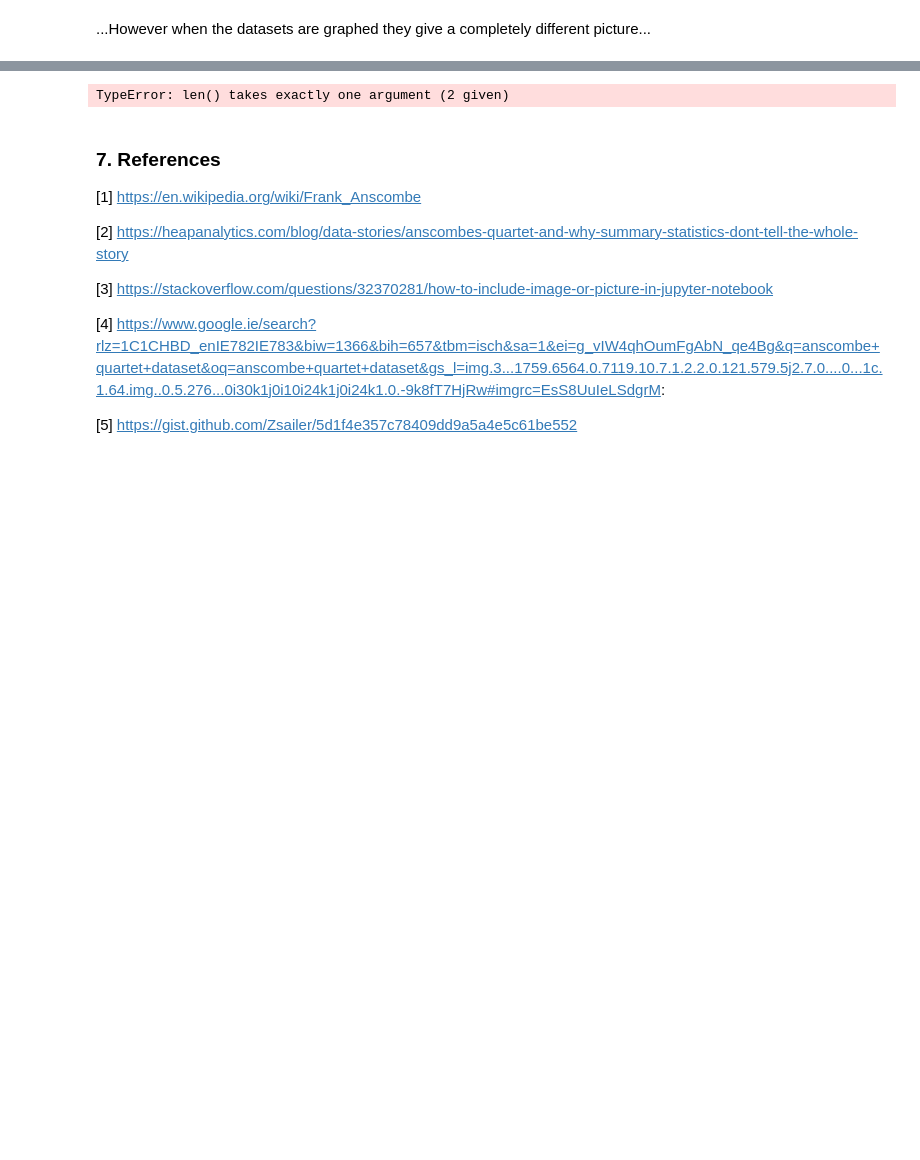
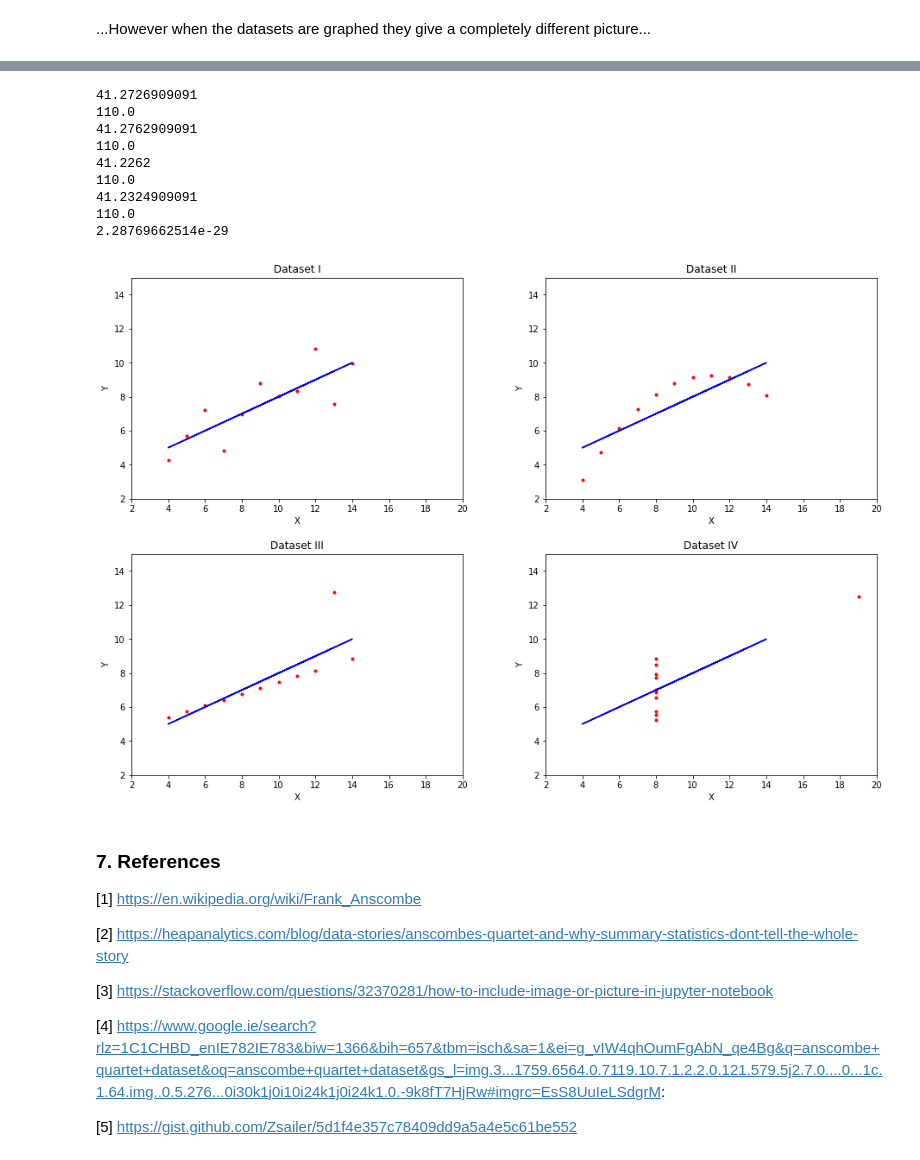
Before and after one commit to G00364756/52446---Fundamentals-of-Data-Analysis---Assignements, a Jupyter notebook: Anscombe Quartet Investigation.ipynb, the cells around one changed output, grey strips where cells are left out. Cells and saved outputs as stored; diff of their text form; code cells hidden in the pictures; blank space fills up the shorter version.

```diff
--- a/Anscombe Quartet Investigation.ipynb
+++ b/Anscombe Quartet Investigation.ipynb
@@ -268,27 +268,32 @@ meanx4 = (sum(x4)/len(x4))
 meany4 = (sum(y4)/len(y4))
 
 # Sum of squares method for each dataset
-sumofsquaresx1 = (sum((y1-meany1)**2))
-sumofsquaresy1 = (sum((x1-meanx1)**2))
-sumofsquaresx2 = (sum((y2-meany2)**2))
-sumofsquaresy2 = (sum((x2-meanx2)**2))
-sumofsquaresx3 = (sum((y3-meany3)**2))
-sumofsquaresy3 = (sum((x3-meanx3)**2))
-sumofsquaresx4 = (sum((y4-meany4)**2))
-sumofsquaresy4 = (sum((x4-meanx4)**2))
-print(sumofsquaresx1)
-print(sumofsquaresy1)
-print(sumofsquaresx2)
-print(sumofsquaresy2)
-print(sumofsquaresx3)
-print(sumofsquaresy3)
-print(sumofsquaresx4)
-print(sumofsquaresy4)
+SSx1 = (sum((y1-meany1)**2))
+SSy1 = (sum((x1-meanx1)**2))
+SSx2 = (sum((y2-meany2)**2))
+SSy2 = (sum((x2-meanx2)**2))
+SSx3 = (sum((y3-meany3)**2))
+SSy3 = (sum((x3-meanx3)**2))
+SSx4 = (sum((y4-meany4)**2))
+SSy4 = (sum((x4-meanx4)**2))
+print(SSx1)
+print(SSy1)
+print(SSx2)
+print(SSy2)
+print(SSx3)
+print(SSy3)
+print(SSx4)
+print(SSy4)
 
-# Regression Sum of Squares method for each dataset
+# Regression Sum of Squares method for each dataset, https://formulas.tutorvista.com/math/regression-sum-of-squares-formula.html
+test1 = ((x1-meanx1)-(y1-meany1))
+SSx1y1 = sum(test1)
+b1 = (SSx1y1/SSx1)
+b0 = (meany1 - (b1*meanx1))
+yhat = (b0 + b1*(x1))
 
-
-
+SSR = (sum((yhat-meany1)**2))
+print(SSR)
 
 # Adapted from Lectures on Simple Linear Regression by Dr. Ian McGloughlin
 # Calculating the line of best fit for all four datasets of Anscombe's Quartet
@@ -321,7 +326,7 @@ m1, c1 = line1[0], line1[1]
 m2, c2 = line2[0], line1[1]
 m3, c3 = line3[0], line1[1]
 m4, c4 = line4[0], line1[1]
-print(m1, m2, m3, m4, c1, c2, c3, c4)
+#print(m1, m2, m3, m4, c1, c2, c3, c4)
 
 # Creates subplots in a 2 row by 2 column format, the '1' means that the code preceeding will apply to the 1st subplot.
 plt.subplot(221)
@@ -344,34 +349,43 @@ plt.title("Dataset II")
 plt.xlabel("X")
 plt.ylabel("Y")
 plt.xlim(2,20)
 plt.ylim(2,15)
 plt.plot(x2, m2 * x2 + c2, 'b-', label='Best fit line')
 
 plt.subplot(223)
 plt.plot(x3, y3, 'r.', label="Dataset III")
 plt.title("Dataset III")
 plt.xlabel("X")
 plt.ylabel("Y")
 plt.xlim(2,20)
 plt.ylim(2,15)
 plt.plot(x3, m3 * x3 + c3, 'b-', label='Best fit line')
 
 plt.subplot(224)
 plt.plot(x4, y4, 'r.', label="Dataset IV")
 plt.title("Dataset IV")
 plt.xlabel("X")
 plt.ylabel("Y")
 plt.xlim(2,20) # Change the limits to custom limits of 0 to 20
 plt.ylim(2,15) # Change the limits to custom limits of 0 to 15
 plt.plot(x3, m3 * x3 + c3, 'b-', label='Best fit line')
 
 
 plt.subplots_adjust(left=0, bottom=0, right=2, top=2, wspace=0.25, hspace=0.25)
 
 plt.show()
 # %% [output]
 [interactive output not drawn]
-TypeError: len() takes exactly one argument (2 given)
+41.2726909091
+110.0
+41.2762909091
+110.0
+41.2262
+110.0
+41.2324909091
+110.0
+2.28769662514e-29
+[figure, added]
 # %% [markdown]
 ### 7. References
 
```
